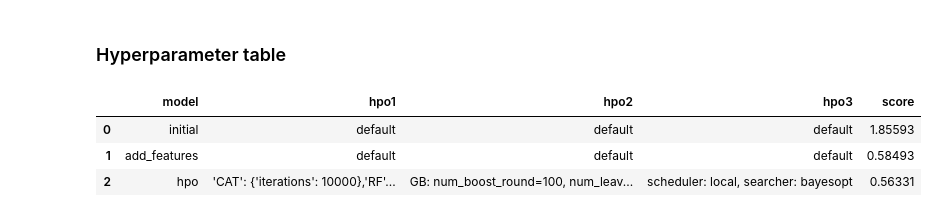
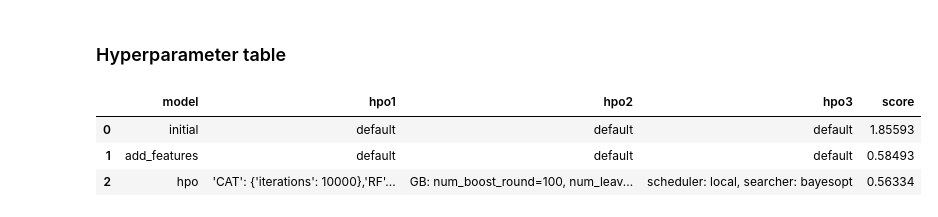
Before and after one commit to rifatperween/predict-bike-sharing-demand, a Jupyter notebook: bike_sharing_demand.ipynb, the cells around one changed output. Drawn from its saved outputs; the diff is of its cells as text; code cells hidden in the pictures.

```diff
--- a/bike_sharing_demand.ipynb
+++ b/bike_sharing_demand.ipynb
@@ -818,15 +772,15 @@ fig.savefig('drive/MyDrive/project/img/model_test_score.png')
 # %%
 # The 3 hyperparameters we tuned with the kaggle score as the result
 pd.set_option('display.max_colwidth', 60)
 pd.DataFrame({
     "model": ["initial", "add_features", "hpo"],
     "hpo1": ["default", "default", "'CAT': {'iterations': 10000},'RF': {'n_estimators': 300},'XT': {'n_estimators': 300}"],
     "hpo2": ["default", "default", "GB: num_boost_round=100, num_leaves(lower=26, upper=66, default=36)"],
     "hpo3": ["default", "default", "scheduler: local, searcher: bayesopt"],
-    "score": [1.85593, 0.58493, 0.56331]
+    "score": [1.85593, 0.58493, 0.56334]
 })
 # %% [output]
 |  | model | hpo1 | hpo2 | hpo3 | score |
 | 0 | initial | default | default | default | 1.85593 |
 | 1 | add_features | default | default | default | 0.58493 |
-| 2 | hpo | 'CAT': {'iterations': 10000},'RF'... | GB: num_boost_round=100, num_leav... | scheduler: local, searcher: bayesopt | 0.56331 |
+| 2 | hpo | 'CAT': {'iterations': 10000},'RF'... | GB: num_boost_round=100, num_leav... | scheduler: local, searcher: bayesopt | 0.56334 |
```
Also changed, not shown: parts of 26 cells of this notebook, 14 other files.
